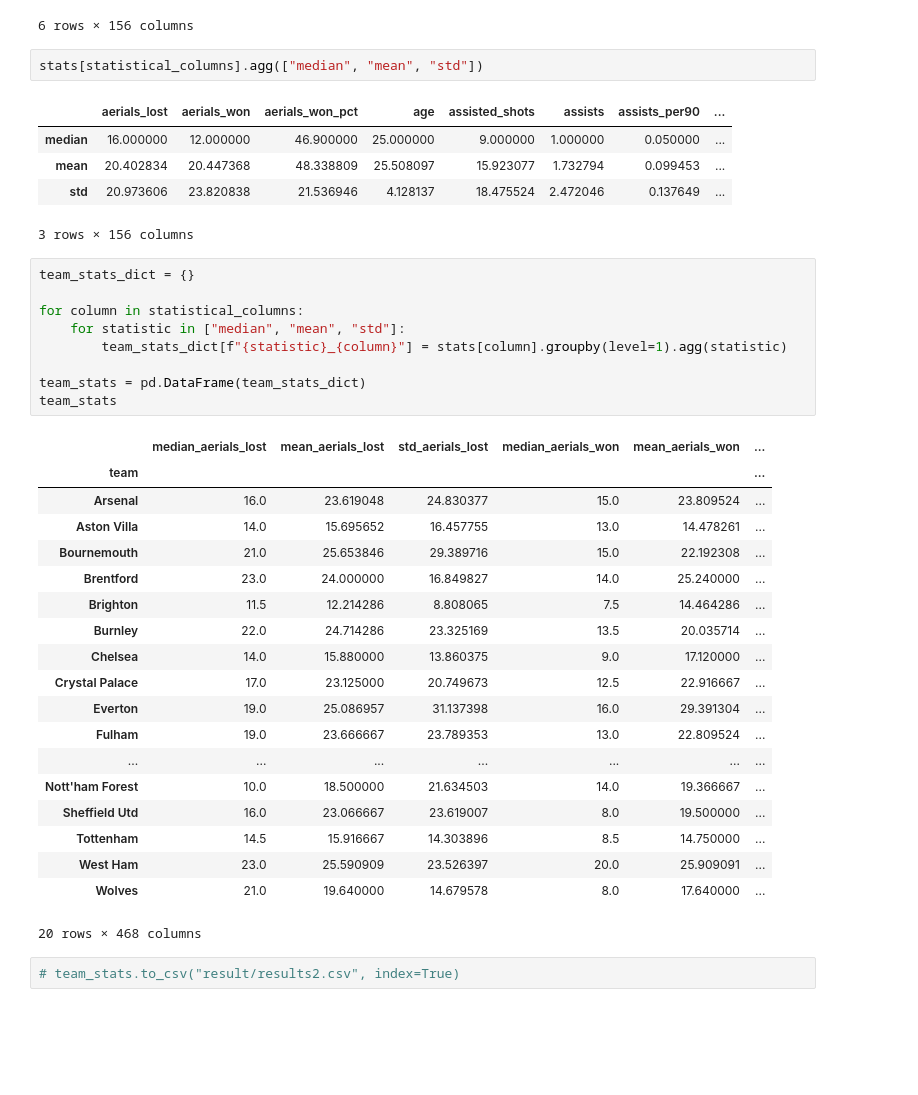
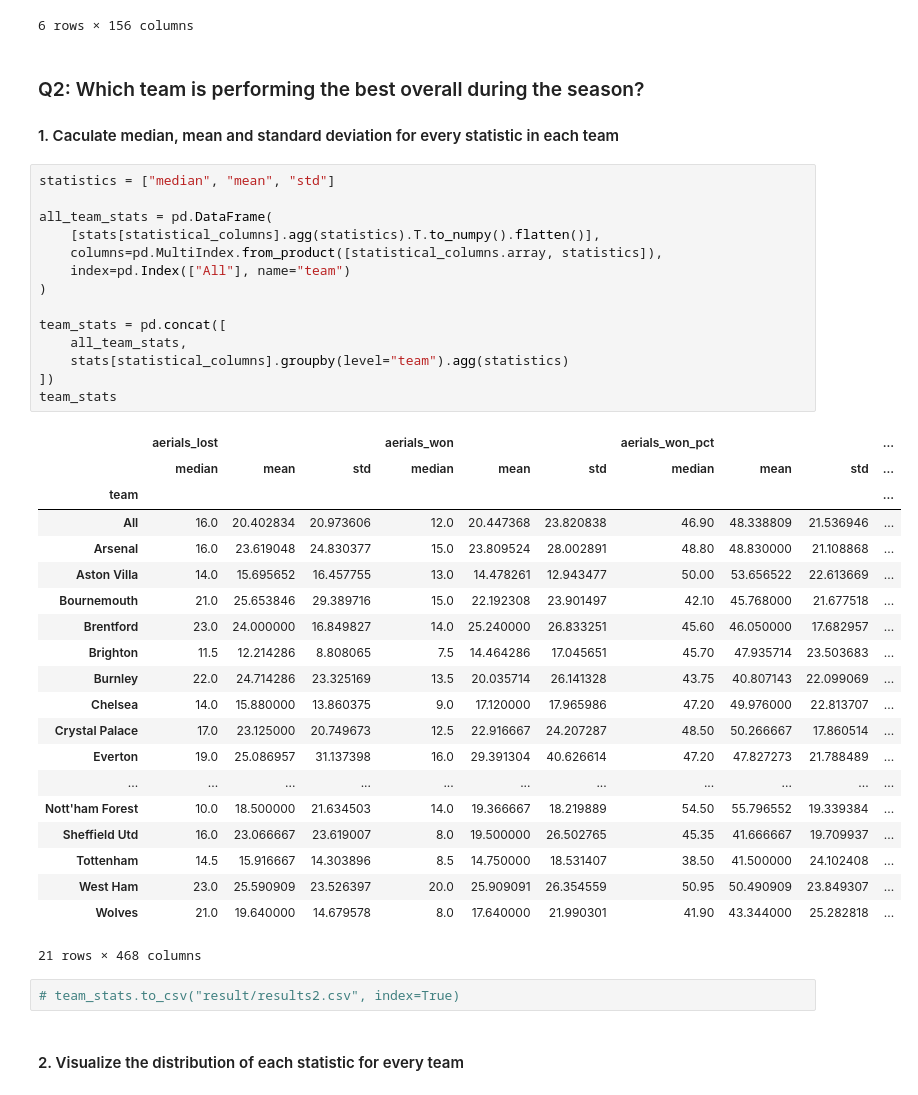
Before and after one commit to Huycuong03/Analyze-the-2023-2024-Premier-League-season, a Jupyter notebook: main.ipynb, the cells around one changed output. Cells and saved outputs as stored; diff of their text form; blank space fills up the shorter version.

```diff
--- a/main.ipynb
+++ b/main.ipynb
@@ -105,43 +109,46 @@ top_and_bottom_stats
 | 2 | (Dominic Calvert-Lewin, Everton) | (James Tarkowski, Everton) | (Martin Dúbravka, Newcastle Utd) | (Thiago Silva, Chelsea) | (Pascal Groß, Brighton) | (Cole Palmer, Chelsea) | (Ivan Perišić, Tottenham) | ... |
 | 3 | (Carlton Morris, Luton Town) | (Virgil van Dijk, Liverpool) | (Ederson, Manchester City) | (Ashley Young, Everton) | (Bruno Fernandes, Manchester Utd) | (Ollie Watkins, Aston Villa) | (Manor Solomon, Tottenham) | ... |
 6 rows × 156 columns
-# %%
-stats[statistical_columns].agg(["median", "mean", "std"])
-# %% [output]
-|  | aerials_lost | aerials_won | aerials_won_pct | age | assisted_shots | assists | assists_per90 | ... |
-| median | 16.000000 | 12.000000 | 46.900000 | 25.000000 | 9.000000 | 1.000000 | 0.050000 | ... |
-| mean | 20.402834 | 20.447368 | 48.338809 | 25.508097 | 15.923077 | 1.732794 | 0.099453 | ... |
-| std | 20.973606 | 23.820838 | 21.536946 | 4.128137 | 18.475524 | 2.472046 | 0.137649 | ... |
-3 rows × 156 columns
-# %%
-team_stats_dict = {}
-
-for column in statistical_columns:
-    for statistic in ["median", "mean", "std"]:
-        team_stats_dict[f"{statistic}_{column}"] = stats[column].groupby(level=1).agg(statistic)
-
-team_stats = pd.DataFrame(team_stats_dict)
-team_stats
-# %% [output]
-|  | median_aerials_lost | mean_aerials_lost | std_aerials_lost | median_aerials_won | mean_aerials_won | ... |
-| team |  |  |  |  |  | ... |
-| Arsenal | 16.0 | 23.619048 | 24.830377 | 15.0 | 23.809524 | ... |
-| Aston Villa | 14.0 | 15.695652 | 16.457755 | 13.0 | 14.478261 | ... |
-| Bournemouth | 21.0 | 25.653846 | 29.389716 | 15.0 | 22.192308 | ... |
-| Brentford | 23.0 | 24.000000 | 16.849827 | 14.0 | 25.240000 | ... |
-| Brighton | 11.5 | 12.214286 | 8.808065 | 7.5 | 14.464286 | ... |
-| Burnley | 22.0 | 24.714286 | 23.325169 | 13.5 | 20.035714 | ... |
-| Chelsea | 14.0 | 15.880000 | 13.860375 | 9.0 | 17.120000 | ... |
-| Crystal Palace | 17.0 | 23.125000 | 20.749673 | 12.5 | 22.916667 | ... |
-| Everton | 19.0 | 25.086957 | 31.137398 | 16.0 | 29.391304 | ... |
-| Fulham | 19.0 | 23.666667 | 23.789353 | 13.0 | 22.809524 | ... |
-| ... | ... | ... | ... | ... | ... | ... |
-| Nott'ham Forest | 10.0 | 18.500000 | 21.634503 | 14.0 | 19.366667 | ... |
-| Sheffield Utd | 16.0 | 23.066667 | 23.619007 | 8.0 | 19.500000 | ... |
-| Tottenham | 14.5 | 15.916667 | 14.303896 | 8.5 | 14.750000 | ... |
-| West Ham | 23.0 | 25.590909 | 23.526397 | 20.0 | 25.909091 | ... |
-| Wolves | 21.0 | 19.640000 | 14.679578 | 8.0 | 17.640000 | ... |
-20 rows × 468 columns
+# %% [markdown]
+### Q2: Which team is performing the best overall during the season?
+#### 1. Caculate median, mean and standard deviation for every statistic in each team
+# %%
+statistics = ["median", "mean", "std"]
+
+all_team_stats = pd.DataFrame(
+    [stats[statistical_columns].agg(statistics).T.to_numpy().flatten()],
+    columns=pd.MultiIndex.from_product([statistical_columns.array, statistics]),
+    index=pd.Index(["All"], name="team")
+)
+
+team_stats = pd.concat([
+    all_team_stats,
+    stats[statistical_columns].groupby(level="team").agg(statistics)
+])
+team_stats
+# %% [output]
+|  | aerials_lost |  |  | aerials_won |  |  | aerials_won_pct |  |  | ... |
+|  | median | mean | std | median | mean | std | median | mean | std | ... |
+| team |  |  |  |  |  |  |  |  |  | ... |
+| All | 16.0 | 20.402834 | 20.973606 | 12.0 | 20.447368 | 23.820838 | 46.90 | 48.338809 | 21.536946 | ... |
+| Arsenal | 16.0 | 23.619048 | 24.830377 | 15.0 | 23.809524 | 28.002891 | 48.80 | 48.830000 | 21.108868 | ... |
+| Aston Villa | 14.0 | 15.695652 | 16.457755 | 13.0 | 14.478261 | 12.943477 | 50.00 | 53.656522 | 22.613669 | ... |
+| Bournemouth | 21.0 | 25.653846 | 29.389716 | 15.0 | 22.192308 | 23.901497 | 42.10 | 45.768000 | 21.677518 | ... |
+| Brentford | 23.0 | 24.000000 | 16.849827 | 14.0 | 25.240000 | 26.833251 | 45.60 | 46.050000 | 17.682957 | ... |
+| Brighton | 11.5 | 12.214286 | 8.808065 | 7.5 | 14.464286 | 17.045651 | 45.70 | 47.935714 | 23.503683 | ... |
+| Burnley | 22.0 | 24.714286 | 23.325169 | 13.5 | 20.035714 | 26.141328 | 43.75 | 40.807143 | 22.099069 | ... |
+| Chelsea | 14.0 | 15.880000 | 13.860375 | 9.0 | 17.120000 | 17.965986 | 47.20 | 49.976000 | 22.813707 | ... |
+| Crystal Palace | 17.0 | 23.125000 | 20.749673 | 12.5 | 22.916667 | 24.207287 | 48.50 | 50.266667 | 17.860514 | ... |
+| Everton | 19.0 | 25.086957 | 31.137398 | 16.0 | 29.391304 | 40.626614 | 47.20 | 47.827273 | 21.788489 | ... |
+| ... | ... | ... | ... | ... | ... | ... | ... | ... | ... | ... |
+| Nott'ham Forest | 10.0 | 18.500000 | 21.634503 | 14.0 | 19.366667 | 18.219889 | 54.50 | 55.796552 | 19.339384 | ... |
+| Sheffield Utd | 16.0 | 23.066667 | 23.619007 | 8.0 | 19.500000 | 26.502765 | 45.35 | 41.666667 | 19.709937 | ... |
+| Tottenham | 14.5 | 15.916667 | 14.303896 | 8.5 | 14.750000 | 18.531407 | 38.50 | 41.500000 | 24.102408 | ... |
+| West Ham | 23.0 | 25.590909 | 23.526397 | 20.0 | 25.909091 | 26.354559 | 50.95 | 50.490909 | 23.849307 | ... |
+| Wolves | 21.0 | 19.640000 | 14.679578 | 8.0 | 17.640000 | 21.990301 | 41.90 | 43.344000 | 25.282818 | ... |
+21 rows × 468 columns
 # %%
 # team_stats.to_csv("result/results2.csv", index=True)
+# %% [markdown]
+#### 2. Visualize the distribution of each statistic for every team
 # %%
```
Also changed, not shown: parts of 10 cells of this notebook, 1 other file.
